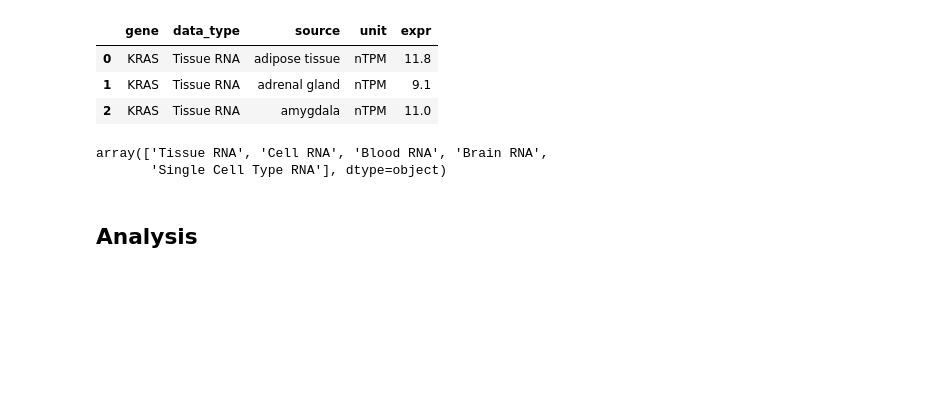
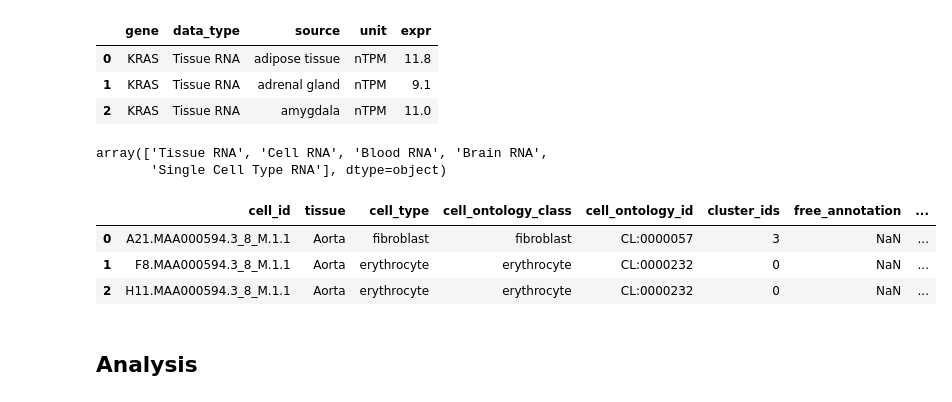
Before and after one commit to Kevin-Haigis-Lab/breezy, a Jupyter notebook: notebooks/010_010_eda.ipynb, the cells around one changed output. Cells and saved outputs as stored; diff of their text form; code cells hidden in the pictures; blank space fills up the shorter version.

```diff
--- a/notebooks/010_010_eda.ipynb
+++ b/notebooks/010_010_eda.ipynb
@@ -60,6 +60,14 @@ hpa_expr["data_type"].unique()
 # %% [output]
 array(['Tissue RNA', 'Cell RNA', 'Blood RNA', 'Brain RNA',
        'Single Cell Type RNA'], dtype=object)
+# %%
+tm_expr = bd.tabula_muris_data()
+tm_expr.head(3)
+# %% [output]
+|  | cell_id | tissue | cell_type | cell_ontology_class | cell_ontology_id | cluster_ids | free_annotation | ... |
+| 0 | A21.MAA000594.3_8_M.1.1 | Aorta | fibroblast | fibroblast | CL:0000057 | 3 | NaN | ... |
+| 1 | F8.MAA000594.3_8_M.1.1 | Aorta | erythrocyte | erythrocyte | CL:0000232 | 0 | NaN | ... |
+| 2 | H11.MAA000594.3_8_M.1.1 | Aorta | erythrocyte | erythrocyte | CL:0000232 | 0 | NaN | ... |
 # %% [markdown]
 ## Analysis
 # %% [markdown]
```
Also changed, not shown: parts of 6 cells of this notebook, 10 other files.
